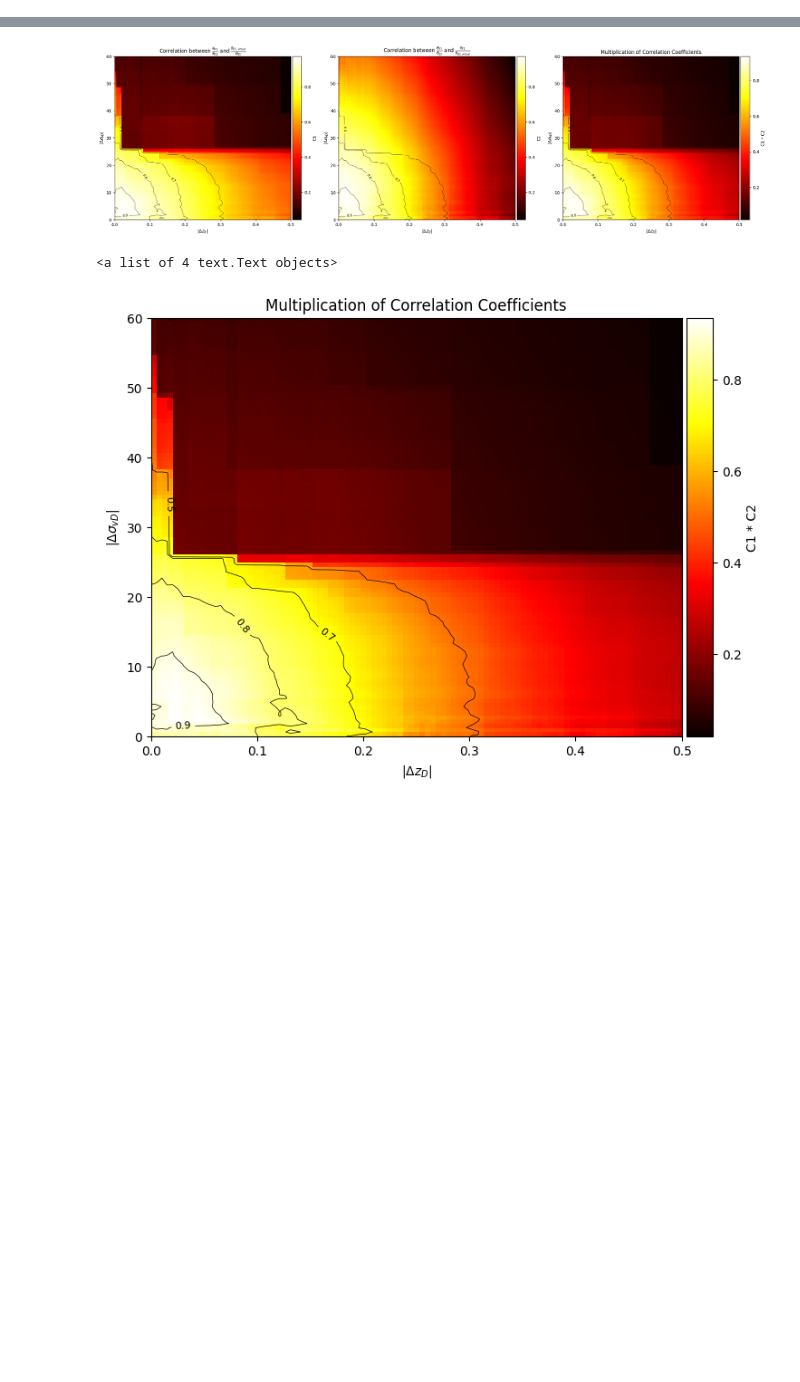
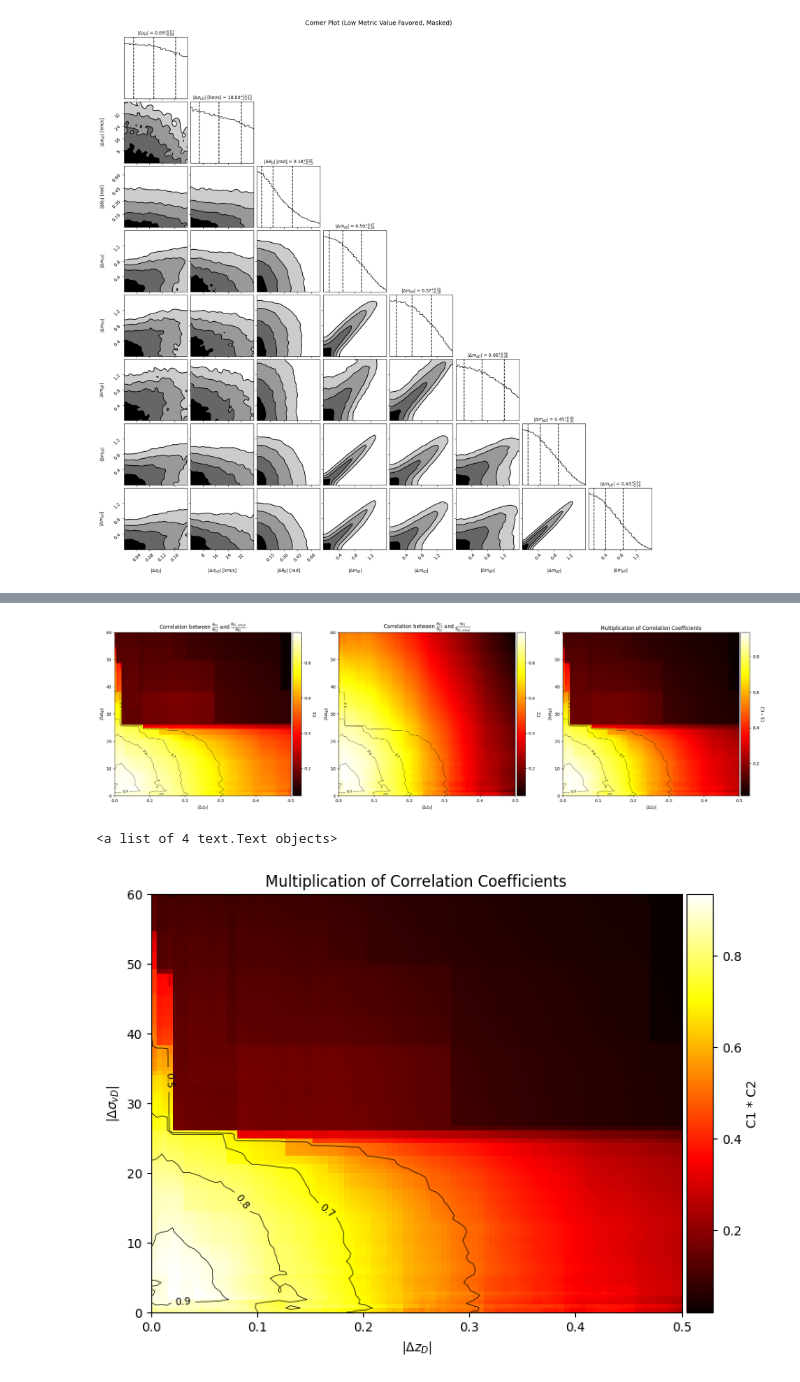
Before and after one commit to timedilatesme/strong-lensing-spring-2025, a Jupyter notebook: final project/pseudo_DSPL_slsim_feasibility_all_observable_parameters.ipynb, the cells around one changed output, grey strips where cells are left out. Saved outputs shown, nothing was run; the diff lists cells and outputs as text; code cells hidden in the pictures; blank space fills up the shorter version.

```diff
--- a/final project/pseudo_DSPL_slsim_feasibility_all_observable_parameters.ipynb
+++ b/final project/pseudo_DSPL_slsim_feasibility_all_observable_parameters.ipynb
@@ -508,0 +623,80 @@ fig.tight_layout()
+# %%
+# make a heatmap of abs(theta_E_ratio - theta_E1_by_theta_E2_virtual) and abs(theta_E_ratio - theta_E1_virtual_by_theta_E2) as a function of abs_delta_z_D, abs_delta_sigma_v_D, abs_delta_size_D, abs_delta_mag_i_D
+
+# User's parameter keys and labels
+param_keys = [
+    "abs_delta_z_D",
+    "abs_delta_sigma_v_D",
+    "abs_delta_size_D",
+    "abs_delta_mag_i_D",
+    "abs_delta_mag_r_D",
+    "abs_delta_mag_g_D",
+    "abs_delta_mag_z_D",
+    "abs_delta_mag_y_D",
+]
+latex_labels = {
+    "abs_delta_z_D": r"$|\Delta z_D|$",
+    "abs_delta_sigma_v_D": r"$|\Delta \sigma_{vD}|$ [km/s]",
+    "abs_delta_size_D": r"$|\Delta \theta_D|$ [rad]",
+    "abs_delta_mag_i_D": r"$|\Delta m_{iD}|$",
+    "abs_delta_mag_r_D": r"$|\Delta m_{rD}|$",
+    "abs_delta_mag_g_D": r"$|\Delta m_{gD}|$",
+    "abs_delta_mag_z_D": r"$|\Delta m_{zD}|$",
+    "abs_delta_mag_y_D": r"$|\Delta m_{yD}|$",
+}
+metric_key = "abs_diff_theta_E_1"
+
+# --- Define the Mask ---
+# Make sure the keys used in the mask exist in pairing_parameters!
+try:
+    mask_condition = ((pairing_parameters["abs_delta_z_D"] < 0.2)
+                        & (pairing_parameters["abs_delta_sigma_v_D"] < 40)
+                      & (pairing_parameters["abs_delta_size_D"] < 0.7)
+                        & (pairing_parameters["abs_delta_mag_i_D"] < 1.6)
+                        & (pairing_parameters["abs_delta_mag_r_D"] < 1.6)
+                        & (pairing_parameters["abs_delta_mag_g_D"] < 1.6)
+                        & (pairing_parameters["abs_delta_mag_z_D"] < 1.6)
+                        & (pairing_parameters["abs_delta_mag_y_D"] < 1.6)
+                    )
+    # mask_condition = None
+    print(f"Mask defined. Number of points satisfying mask: {np.sum(mask_condition)}")
+except KeyError as e:
+    print(f"Error creating mask: Key {e} not found in generated example data. Skipping mask.")
+    mask_condition = None # Set mask to None if keys are missing
+
+# Choose the weight conversion method
+weight_method = 'chi2'
+
+
+# --- Call the plotting function ---
+print(f"\nPlotting {len(param_keys)} parameters using '{metric_key}' for metric "
+        f"(converted via method='{weight_method}').")
+
+figure = plot_low_metric_weighted_corner(
+    data_dict=pairing_parameters,
+    param_keys=param_keys, # Plot only the generated keys
+    metric_key=metric_key,
+    labels_dict=latex_labels,
+    conversion_method=weight_method,
+    mask=mask_condition, # Pass the created mask here
+    corner_kwargs={
+        # 'truths': true_means,
+        'truth_color': 'coral',
+        'smooth': 1.0,
+        'bins': 40, # Adjust bins based on number of points after masking
+    }
+)
+
+# --- Show the plot ---
+if figure:
+    plot_title = "Corner Plot (Low Metric Value Favored"
+    if mask_condition is not None:
+        plot_title += ", Masked)"
+    else:
+        plot_title += ")"
+    figure.suptitle(plot_title, fontsize=14)
+    figure.subplots_adjust(top=0.95)
+    plt.show()
+else:
+    print("Failed to generate corner plot.")
+# %% [output]
@@ -508,0 +710 @@ fig.tight_layout()
+[figure, added]
```
Also changed, not shown: parts of 37 cells of this notebook, 5 other files.
